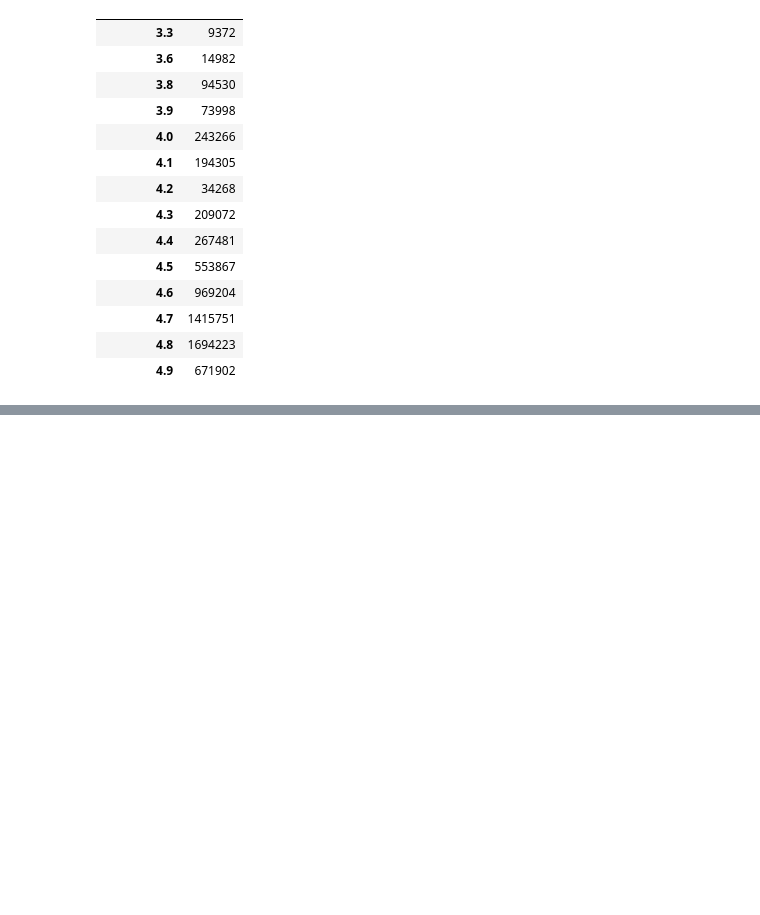
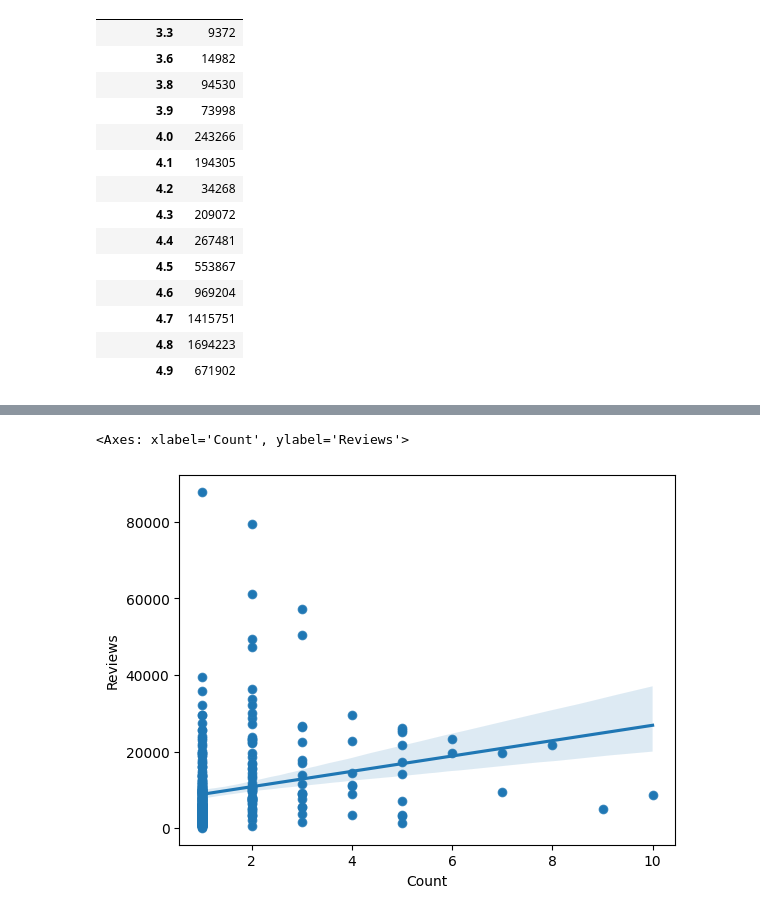
Before and after one commit to co-dex-gmbh/python-data-science-g5, a Jupyter notebook: woche1-2/amazon_books/notebooks/analysis.ipynb, the cells around one changed output, grey strips where cells are left out. Saved outputs shown, nothing was run; the diff lists cells and outputs as text; code cells hidden in the pictures; blank space fills up the shorter version.

```diff
--- a/woche1/amazon_books/notebooks/analysis.ipynb
+++ b/woche1-2/amazon_books/notebooks/analysis.ipynb
@@ -153,0 +207,6 @@ px.bar(review_verteilung)
+# %%
+sns.scatterplot(names_and_reviews, x="Count", y="Reviews" )
+sns.regplot(names_and_reviews, x="Count", y="Reviews")
+# %% [output]
+<Axes: xlabel='Count', ylabel='Reviews'>
+[figure, added]
```
Also changed, not shown: parts of 16 cells of this notebook, 9 other files.
